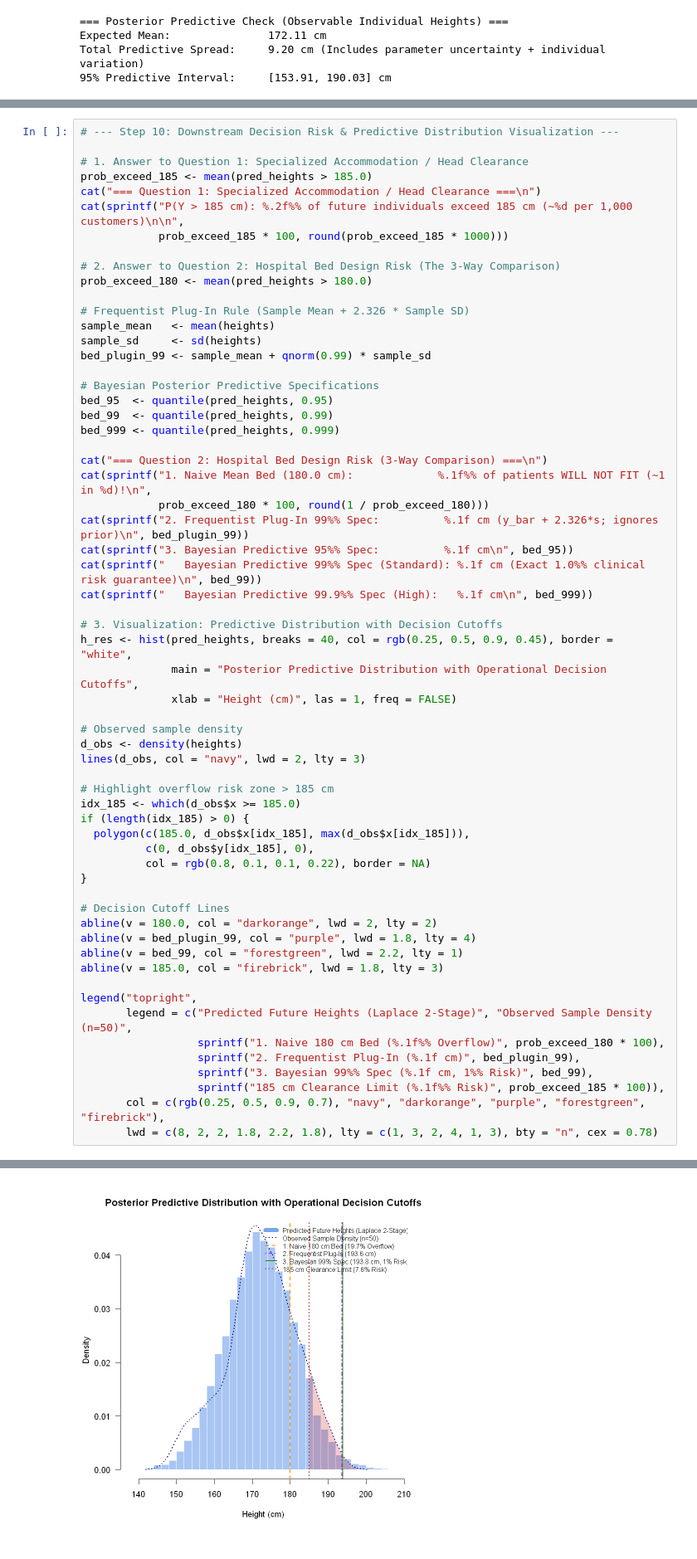
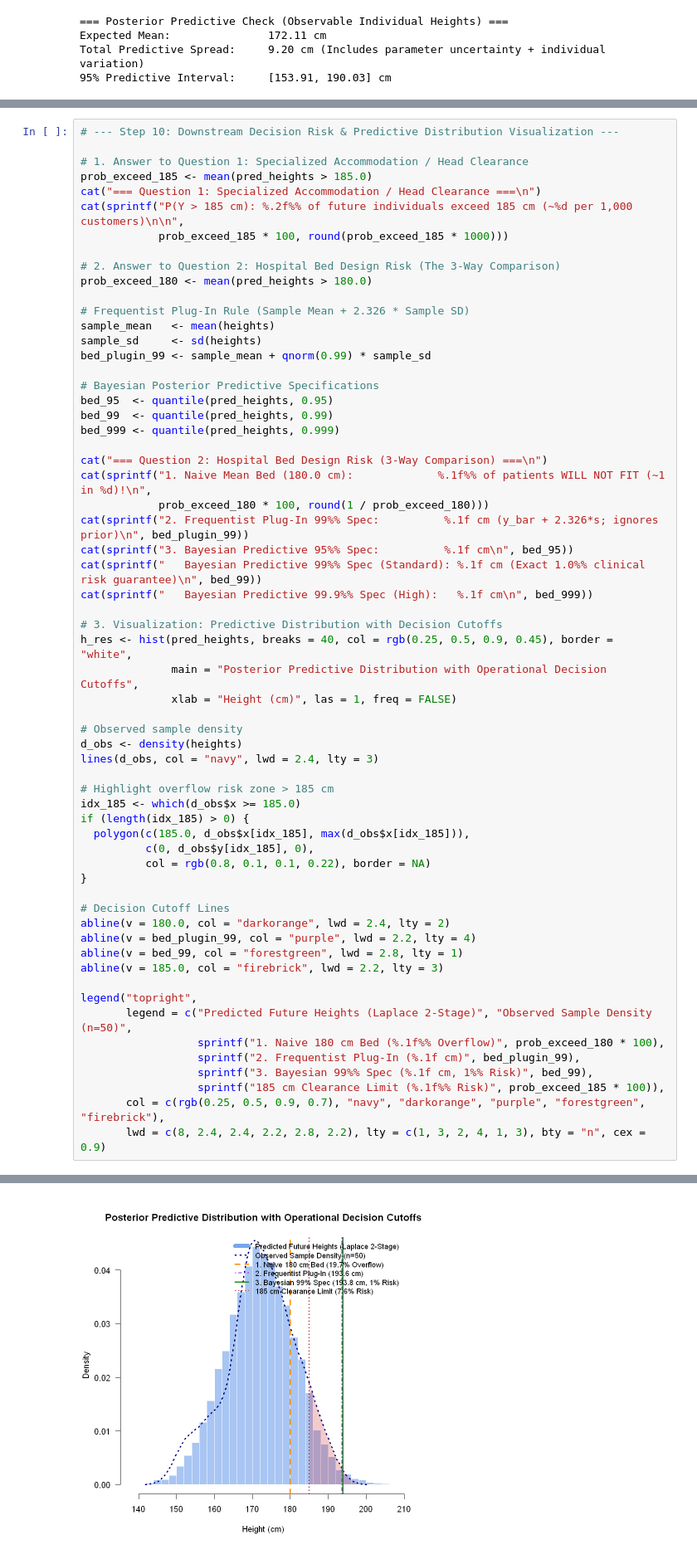
Before and after one commit to tarobins/bayesian-inference-intro, a Jupyter notebook: r/03_quadratic_laplace_approximation.ipynb, the cells around one changed output, grey strips where cells are left out. Shown at 83% size. Drawn from its saved outputs; the diff is of its cells as text.

Commit message:
Integrate Frequentist vs Bayesian Tolerance Intervals guide as Appendix B with enlarged, readable legends across Python and R tracks

```diff
--- a/r/03_quadratic_laplace_approximation.ipynb
+++ b/r/03_quadratic_laplace_approximation.ipynb
@@ -845,41 +850,41 @@ h_res <- hist(pred_heights, breaks = 40, col = rgb(0.25, 0.5, 0.9, 0.45), border
 
 # Observed sample density
 d_obs <- density(heights)
-lines(d_obs, col = "navy", lwd = 2, lty = 3)
+lines(d_obs, col = "navy", lwd = 2.4, lty = 3)
 
 # Highlight overflow risk zone > 185 cm
 idx_185 <- which(d_obs$x >= 185.0)
 if (length(idx_185) > 0) {
   polygon(c(185.0, d_obs$x[idx_185], max(d_obs$x[idx_185])),
           c(0, d_obs$y[idx_185], 0),
           col = rgb(0.8, 0.1, 0.1, 0.22), border = NA)
 }
 
 # Decision Cutoff Lines
-abline(v = 180.0, col = "darkorange", lwd = 2, lty = 2)
-abline(v = bed_plugin_99, col = "purple", lwd = 1.8, lty = 4)
-abline(v = bed_99, col = "forestgreen", lwd = 2.2, lty = 1)
-abline(v = 185.0, col = "firebrick", lwd = 1.8, lty = 3)
+abline(v = 180.0, col = "darkorange", lwd = 2.4, lty = 2)
+abline(v = bed_plugin_99, col = "purple", lwd = 2.2, lty = 4)
+abline(v = bed_99, col = "forestgreen", lwd = 2.8, lty = 1)
+abline(v = 185.0, col = "firebrick", lwd = 2.2, lty = 3)
 
 legend("topright",
        legend = c("Predicted Future Heights (Laplace 2-Stage)", "Observed Sample Density (n=50)",
                   sprintf("1. Naive 180 cm Bed (%.1f%% Overflow)", prob_exceed_180 * 100),
                   sprintf("2. Frequentist Plug-In (%.1f cm)", bed_plugin_99),
                   sprintf("3. Bayesian 99%% Spec (%.1f cm, 1%% Risk)", bed_99),
                   sprintf("185 cm Clearance Limit (%.1f%% Risk)", prob_exceed_185 * 100)),
        col = c(rgb(0.25, 0.5, 0.9, 0.7), "navy", "darkorange", "purple", "forestgreen", "firebrick"),
-       lwd = c(8, 2, 2, 1.8, 2.2, 1.8), lty = c(1, 3, 2, 4, 1, 3), bty = "n", cex = 0.78)
+       lwd = c(8, 2.4, 2.4, 2.2, 2.8, 2.2), lty = c(1, 3, 2, 4, 1, 3), bty = "n", cex = 0.9)
 # %% [output]
 === Question 1: Specialized Accommodation / Head Clearance ===
 P(Y > 185 cm): 7.61% of future individuals exceed 185 cm (~76 per 1,000 customers)
 
 === Question 2: Hospital Bed Design Risk (3-Way Comparison) ===
 1. Naive Mean Bed (180.0 cm):             19.7% of patients WILL NOT FIT (~1 in 5)!
 2. Frequentist Plug-In 99% Spec:          193.6 cm (y_bar + 2.326*s; ignores prior)
 3. Bayesian Predictive 95% Spec:          186.9 cm
    Bayesian Predictive 99% Spec (Standard): 193.8 cm (Exact 1.0% clinical risk guarantee)
    Bayesian Predictive 99.9% Spec (High):   201.7 cm
-[figure, old version]
+[figure, new version]
 # %% [markdown]
 ### 🔍 Visual Decoding: Anatomy of the Posterior Predictive Decision Graph
 
```
Also changed, not shown: parts of 1 cell of this notebook, 7 other files.
